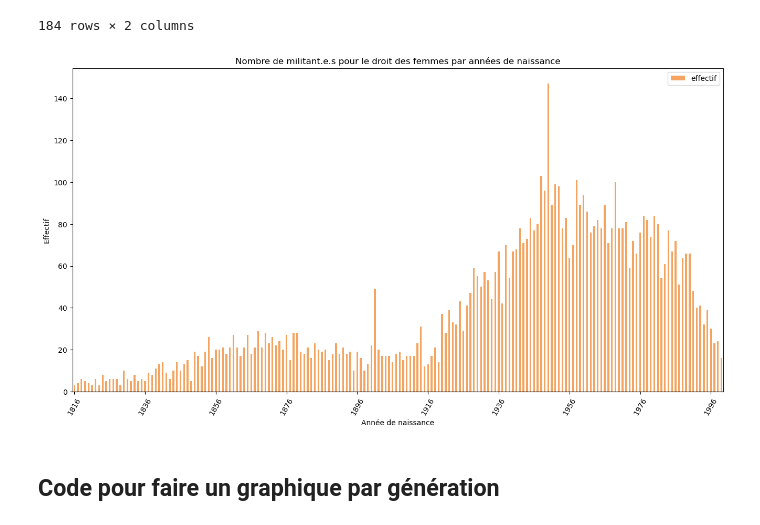
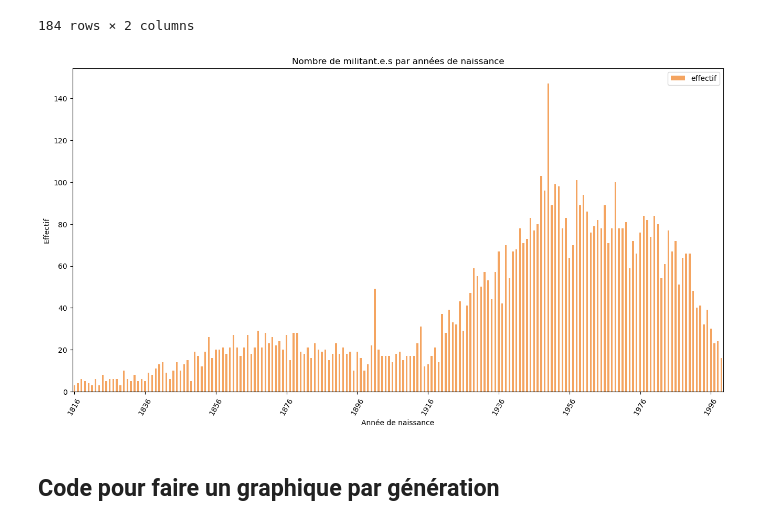
Before and after one commit to AliaBrah/militants_droit_femmes, a Jupyter notebook: S_2/fichier_CSV/Essai_visualisation.ipynb, the cells around one changed output. Cells and saved outputs as stored; diff of their text form; code cells hidden in the pictures.

```diff
--- a/S_2/fichier_CSV/Essai_visualisation.ipynb
+++ b/S_2/fichier_CSV/Essai_visualisation.ipynb
@@ -73,18 +73,18 @@ annee_eff
 # %%
 # Premier graphique
 graph1 = annee_eff.plot(x="year", y="effectif", kind= "bar",rot=60, fontsize=10, figsize=(16,8),color=['sandybrown'])
 
 
 max_xticks = 10
 xloc = plt.MaxNLocator(max_xticks)
 graph1.xaxis.set_major_locator(xloc)
 
 plt.ylabel('Effectif')
 plt.xlabel('Année de naissance')
-plt.title("Nombre de militant.e.s pour le droit des femmes par années de naissance")
+plt.title("Nombre de militant.e.s par années de naissance")
 plt.show()
 # %% [output]
-[figure, old version]
+[figure, new version]
 # %% [markdown]
 ## Code pour faire un graphique par génération
 # %%
```
Also changed, not shown: parts of 1 cell of this notebook, 6 other files.
